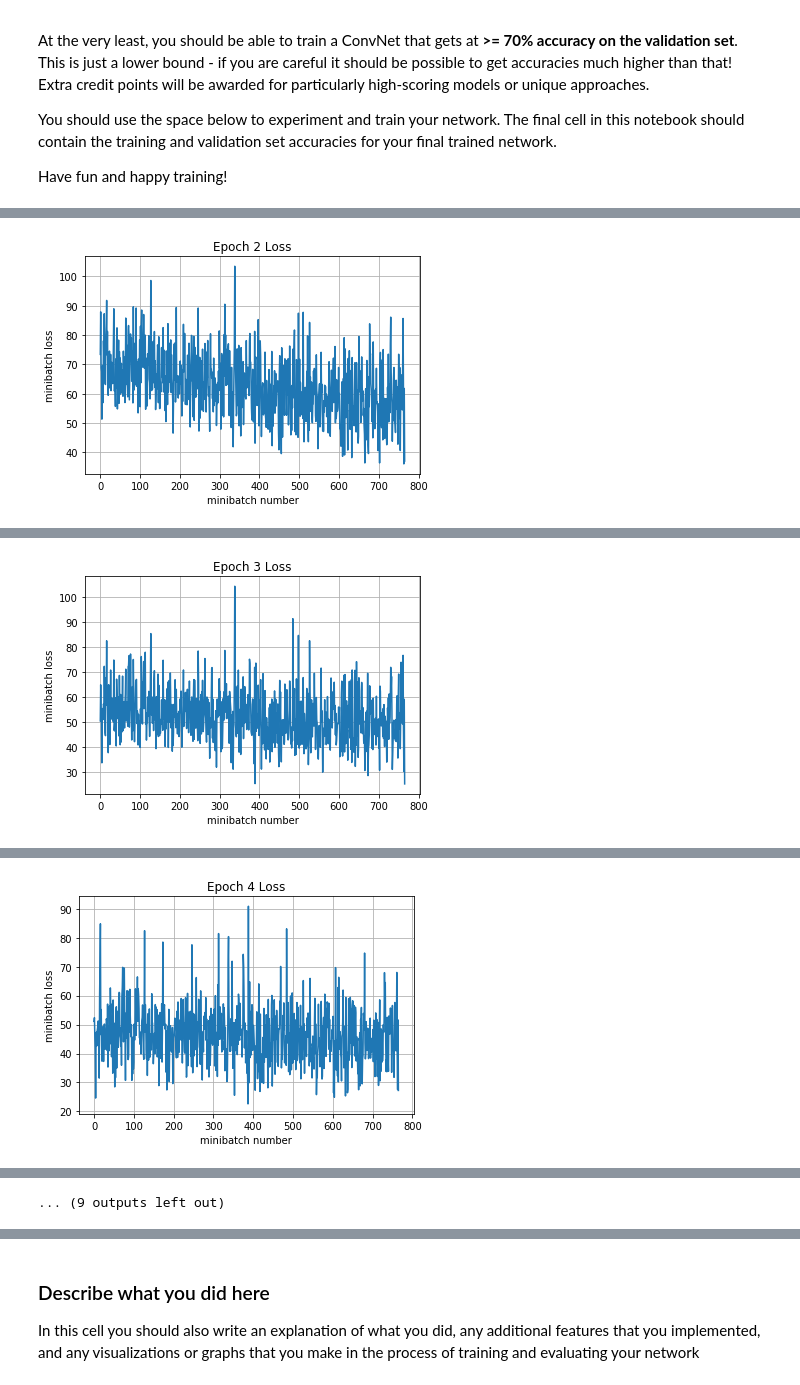
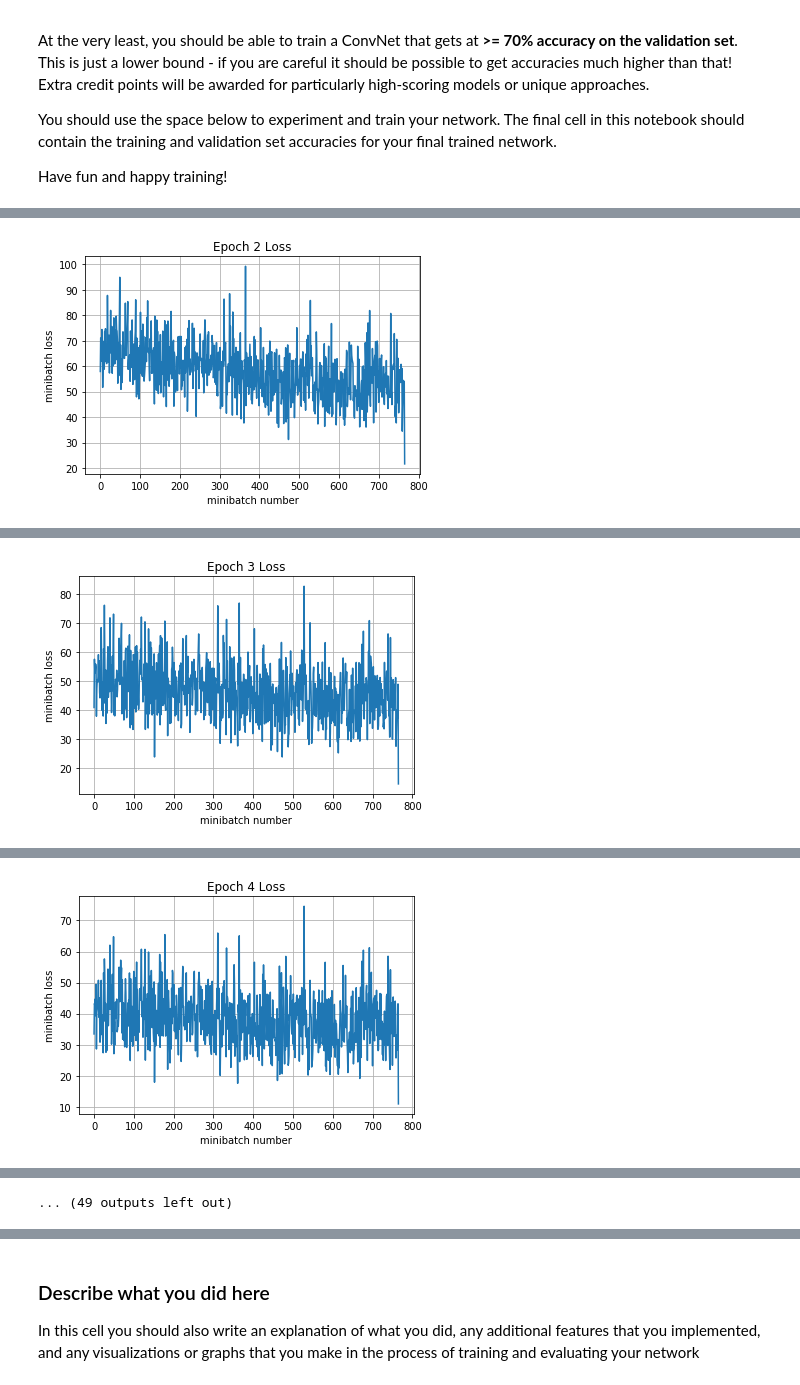
Before and after one commit to yesyzq/COMP4901J, a Jupyter notebook: assignment2/TensorFlow.ipynb, the cells around one changed output, grey strips where cells are left out. Saved outputs shown, nothing was run; the diff lists cells and outputs as text; code cells hidden in the pictures.

```diff
--- a/assignment2/TensorFlow.ipynb
+++ b/assignment2/TensorFlow.ipynb
@@ -555,12 +491,12 @@ with tf.control_dependencies(extra_update_ops):
 # This default code creates a session
 # and trains your model for 10 epochs
 # then prints the validation set accuracy
-with tf.Session() as sess:
-    with tf.device("/gpu:0"): #"/cpu:0" or "/gpu:0"
-        sess.run(tf.global_variables_initializer())
-        print('Training')
-        run_model(sess,y_out,mean_loss,X_train,y_train,10,64,100,train_step,True)
-        print('Validation')
-        run_model(sess,y_out,mean_loss,X_val,y_val,1,64)
+with tf.device("/gpu:0"): #"/cpu:0" or "/gpu:0"
+    sess = tf.Session()
+    sess.run(tf.global_variables_initializer())
+    print('Training')
+    run_model(sess,y_out,mean_loss,X_train,y_train,30,64,100,train_step,True)
+    print('Validation')
+    run_model(sess,y_out,mean_loss,X_val,y_val,1,64)
 # %% [output]
 Training
@@ -586 +522 @@ Epoch 2, Overall loss = 0.981 and accuracy of 0.659
-[figure, old version]
+[figure, new version]
@@ -595 +531 @@ Epoch 3, Overall loss = 0.82 and accuracy of 0.719
-[figure, old version]
+[figure, new version]
@@ -605 +541 @@ Epoch 4, Overall loss = 0.721 and accuracy of 0.754
-[figure, old version]
+[figure, new version]
@@ -625,4 +561,4 @@ Epoch 6, Overall loss = 0.599 and accuracy of 0.796
-... (9 outputs left out)
+... (49 outputs left out)
 # %%
 # Test your model here, and make sure
 # the output of this cell is the accuracy
```
Also changed, not shown: parts of 5 cells of this notebook.
